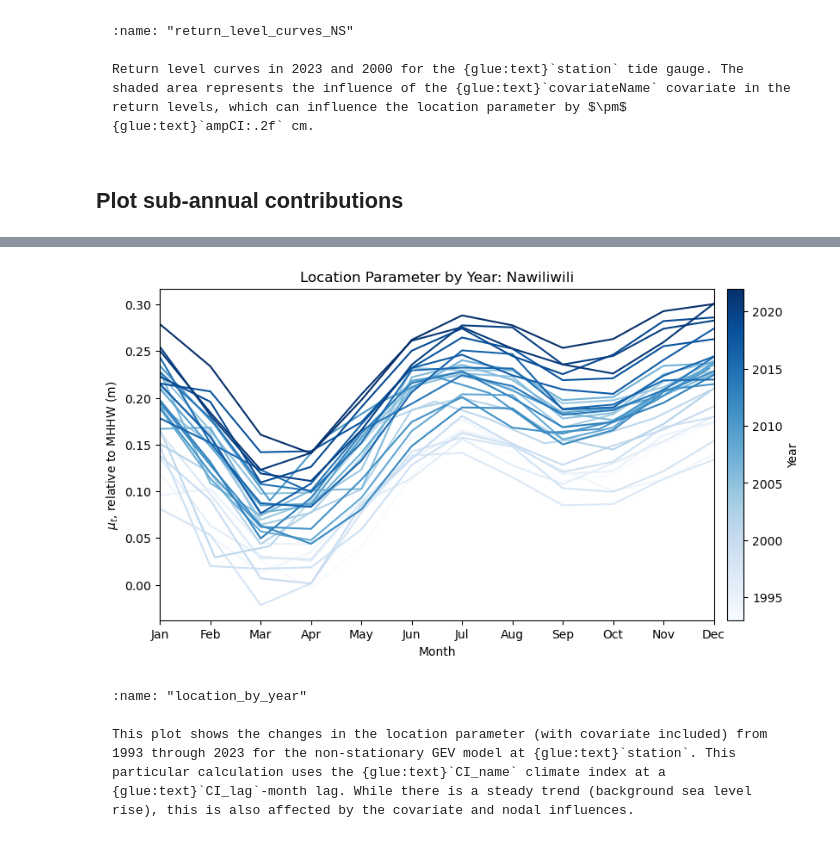
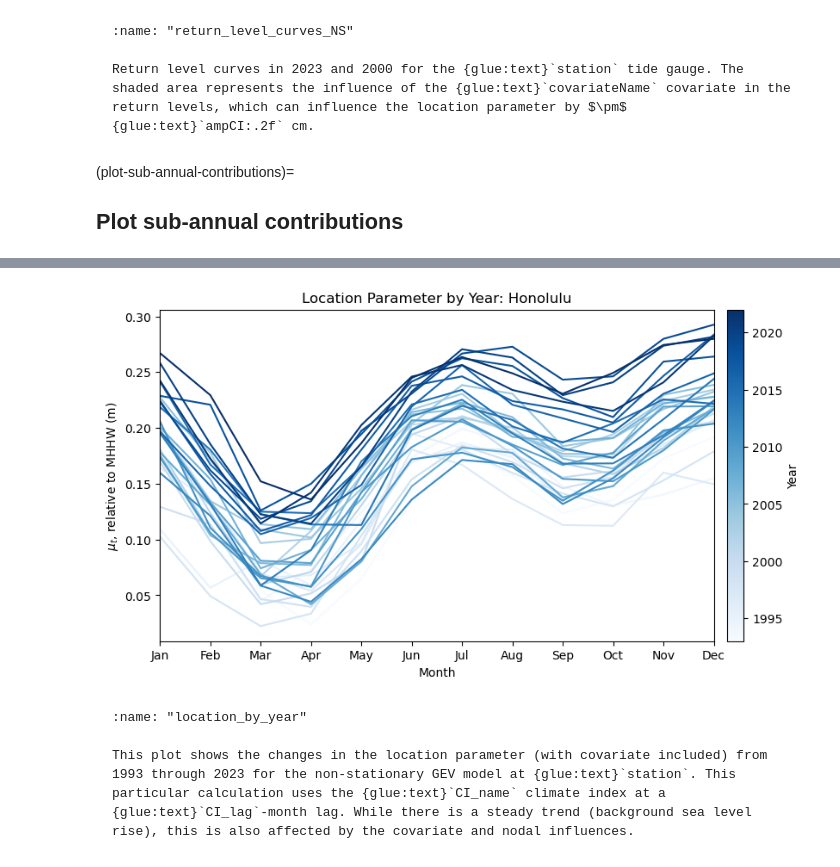
Before and after one commit to uhsealevelcenter/SL_Indicators, a Jupyter notebook: notebooks/Annual/1_4_2_2_SL_Extremes_nonstationaryGEV_ClimateIndex.ipynb, the cells around one changed output, grey strips where cells are left out. Saved outputs shown, nothing was run; the diff lists cells and outputs as text; code cells hidden in the pictures.

````diff
--- a/notebooks/Annual/1_4_2_2_SL_Extremes_nonstationaryGEV_ClimateIndex.ipynb
+++ b/notebooks/Annual/1_4_2_2_SL_Extremes_nonstationaryGEV_ClimateIndex.ipynb
@@ -12,24 +12,20 @@ In this notebook, we'll run analysis for the various contributions to extreme se
 First we'll import the necessary functions, set up our directories, and get everything ready for plotting. This should be the same as we did previously in the [nonstationary extremes](../Annual/1_4_2_1_SL_Extremes_nonstationaryGEV.ipynb) notebook.
 # %%
 %run ../0_1_setup.ipynb
-import sys
 import json
 from scipy.stats import chi2
-sys.path.append("../../python/nonstationaryGEV")
-import helpers, models, plotting, imports
-
-base_dir = Path(data_dir).parent
-dirs = imports.make_directoryDict(base_dir)
-model_output_dir = dirs['model_output_dir']
-from helpers import adjust_w_for_plotting
-import pathlib
+from nonstationaryGEV import io, models, plotting, stats
+import pathlib, sys
 sys.path.append(str(pathlib.Path('../../functions').resolve()))
-
 from tseries_functions import get_station
 import xarray as xr
 
 import warnings
 warnings.filterwarnings("ignore", category=RuntimeWarning, message="invalid value encountered in create_collection")
+
+base_dir = Path(data_dir).parent
+dirs = io.make_directoryDict(base_dir)
+model_output_dir = dirs['model_output_dir']
 # %% [output]
 Using custom paths from config_env.py
 Data directory: /Users/jfiedler/Projects/SL_Indicators/data
@@ -77,25 +68,3 @@ for sid in rsl_hourly.station_id:
         station_dir.mkdir(parents=True)
 # %% [markdown]
 The following section will run the covariate in scale and location model for every climate covariate in the covariateIndex variable. Only run this section 1 time.
-# %%
-for stationID in station_ids:
-    print(f'Processing stationID: {stationID}')
-    #only run if best_params.json does not exist
-    best_params_file = dirs['model_output_dir'] / str(stationID) / 'best_params.json'
-    if best_params_file.exists():
-        print(f'Best parameters file already exists for stationID {stationID}, skipping...')
-        continue
-
-    # Preallocate the significance array
-    SignifCvte1 = np.zeros(len(climateIndex))
-    SignifCvte2_loc = np.zeros(len(climateIndex))
-    SignifCvte2_T = np.zeros(len(climateIndex))
-
-    runWithoutModel=True
-    numProcesses = 8
-    # run the models for all recordIDs
-    # for recordID in recordIDs:
-    _, _, _, _, _, _, x_N, w_N, wcomp, SignifN = models.run_noClimateIndex_models(rsl_hourly,stationID,runWithoutModel,dirs, returnPeriod, CIname='None', nproc=numProcesses)
-
-    # you can set runWithoutModel=False if you want to re-run the models
-    STNDtoMHHW, station_name, year0, mm, ampCvte1, SignifCvte1 = models.run_CI_models(rsl_hourly,stationID,runWithoutModel,dirs, returnPeriod, climateIndex,x_N, w_N, wcomp, SignifN, nproc=numProcesses)
@@ -224,7 +249,7 @@ for stationID in station_ids:
 
 First let's take a look at an example dataframe showing the influence of each climate index as covariate in the nonstationary GEV model.
 # %%
-station_name, stationID = get_station(rsl_hourly,'Nawiliwili')
+station_name, stationID = get_station(rsl_hourly,'Honolulu')
 df_cvteLocation = pd.read_json(Path(dirs['model_output_dir']) / str(stationID) / 'cvte_location_params_ALL.json')
 df_cvteLocation
 # %% [output]
@@ -684,6 +677,7 @@ glue("ampCI",ampCI,display=False)
 Return level curves in 2023 and 2000 for the {glue:text}`station` tide gauge. The shaded area represents the influence of the {glue:text}`covariateName` covariate in the return levels, which can influence the location parameter by $\pm$ {glue:text}`ampCI:.2f` cm.
 ```
 # %% [markdown]
+(plot-sub-annual-contributions)=
 ## Plot sub-annual contributions
 # %%
 jsonpath = Path(dirs['model_output_dir']) / str(stationID) / 'best_params.json'
@@ -693,7 +687,7 @@ with open(jsonpath, 'r') as f:
     params = output['w']
     x = output['x']
 
-w = helpers.adjust_w_for_plotting(x, params)
+w = stats.adjust_w_for_plotting(x, params)
 
 # params should be a dictionary with the following
 paramNames = ['b0','a0','g0','b1', 'b2', 'b3', 'b4', 'b5', 'b6', 'bLT', 'bCI', 'cCI', 'bN1', 'bN2']
@@ -738,34 +732,34 @@ for t0 in t00:
 
 # annotate and make it pretty
 plt.xlim(0,1-1/12)
 # set the xticks to be the months
 plt.xticks(np.arange(0, 1, 1/12), [calendar.month_abbr[i] for i in range(1, 13)])
 plt.xlabel('Month')
 plt.ylabel('$\mu_t$, relative to MHHW (m)')
 plt.title('Location Parameter by Year: ' + modelInfo['station_name'])
 
 # add a colorbar
 sm = plt.cm.ScalarMappable(cmap=plt.cm.Blues, norm=plt.Normalize(vmin=t00.min(), vmax=t00.max()))
 cbar = plt.colorbar(sm, ax=plt.gca(), orientation='vertical', pad=0.02)
 cbar.set_label('Year')
 
 glue("location_by_year",fig,display=False)
 savename = 'location_by_year_' + modelInfo['station_name'] + '.png'
 plt.savefig(output_dir / savename, dpi=300, bbox_inches='tight')
 
 #glue the CI name
 glue("CI_name",modelInfo['covariateName'],display=False)
 glue("station",modelInfo['station_name'],display=False)
 
 # get lag for covariateName
 df_cvteLocation = pd.read_json(Path(dirs['model_output_dir']) / str(stationID) / 'cvte_location_params_ALL.json')
 
 CI_lag = 0
 # CI_lag = df_cvteLocation[df_cvteLocation['Climate Index'] == modelInfo['covariateName']]['lag'].values[0]
 glue("CI_lag",int(CI_lag),display=False)
 # %% [output]
 [interactive output not drawn]
-[figure, old version]
+[figure, new version]
 # %% [markdown]
 ```{glue:figure} location_by_year
 :name: "location_by_year"
````
Also changed, not shown: parts of 14 cells of this notebook, 32 other files.
